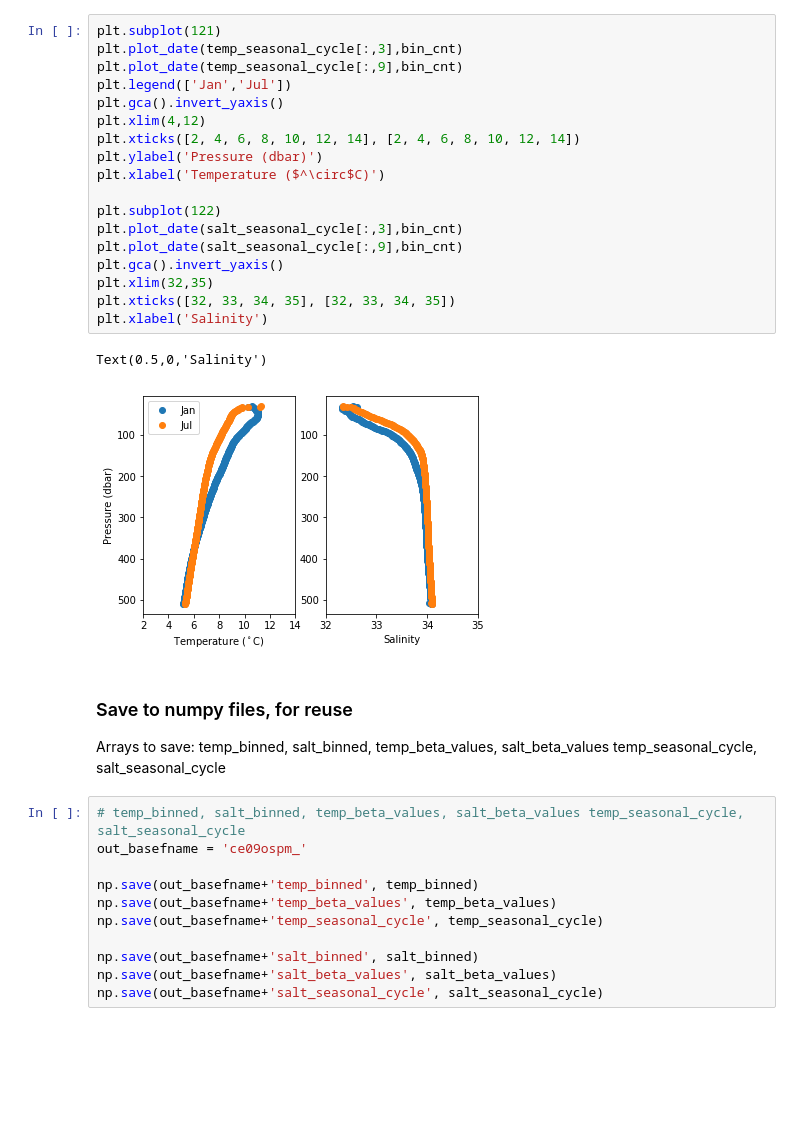
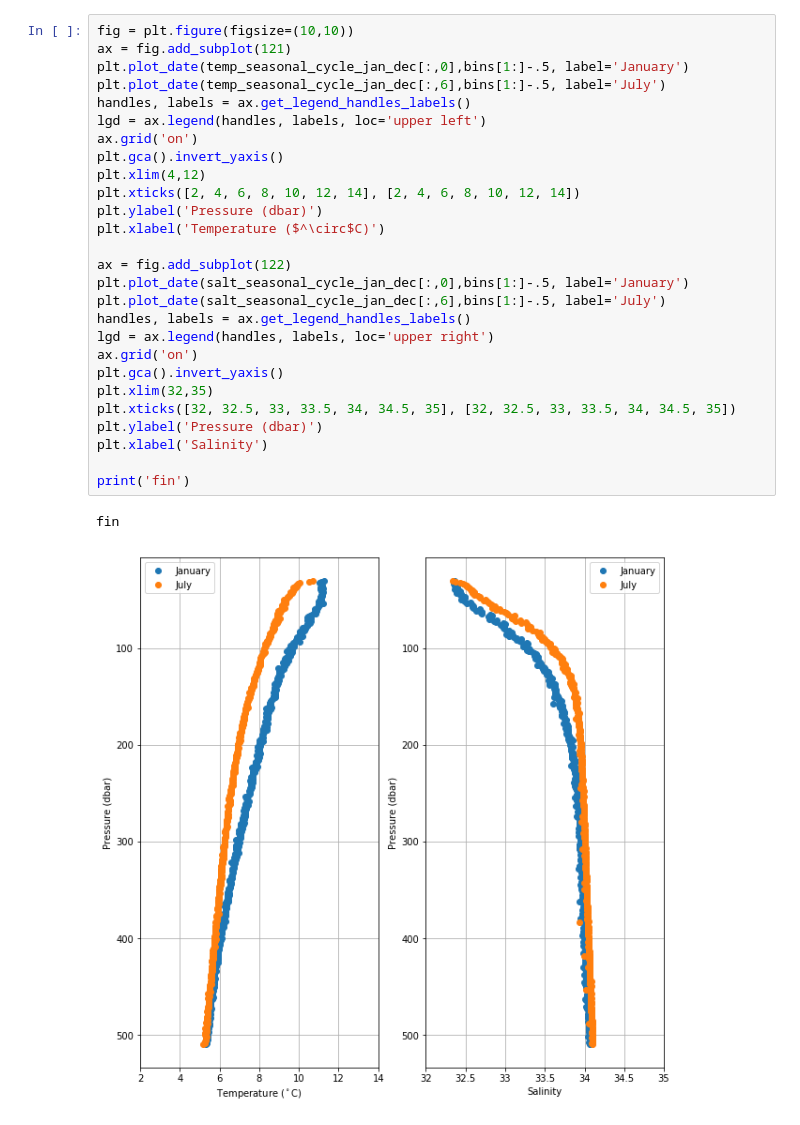
Before and after one commit to oceanhackweek/ohw18_profiles, a Jupyter notebook: ce09ospm_climatology.ipynb, the cells around one changed output. Saved outputs shown, nothing was run; the diff lists cells and outputs as text; blank space fills up the shorter version.

```diff
--- a/ce09ospm_climatology.ipynb
+++ b/ce09ospm_climatology.ipynb
@@ -244,35 +331,30 @@ plt.gca().invert_yaxis()
 # %%
-plt.subplot(121)
-plt.plot_date(temp_seasonal_cycle[:,3],bin_cnt)
-plt.plot_date(temp_seasonal_cycle[:,9],bin_cnt)
-plt.legend(['Jan','Jul'])
+fig = plt.figure(figsize=(10,10))
+ax = fig.add_subplot(121)
+plt.plot_date(temp_seasonal_cycle_jan_dec[:,0],bins[1:]-.5, label='January')
+plt.plot_date(temp_seasonal_cycle_jan_dec[:,6],bins[1:]-.5, label='July')
+handles, labels = ax.get_legend_handles_labels()
+lgd = ax.legend(handles, labels, loc='upper left')
+ax.grid('on')
 plt.gca().invert_yaxis()
 plt.xlim(4,12)
 plt.xticks([2, 4, 6, 8, 10, 12, 14], [2, 4, 6, 8, 10, 12, 14])
 plt.ylabel('Pressure (dbar)')
 plt.xlabel('Temperature ($^\circ$C)')
 
-plt.subplot(122)
-plt.plot_date(salt_seasonal_cycle[:,3],bin_cnt)
-plt.plot_date(salt_seasonal_cycle[:,9],bin_cnt)
+ax = fig.add_subplot(122)
+plt.plot_date(salt_seasonal_cycle_jan_dec[:,0],bins[1:]-.5, label='January')
+plt.plot_date(salt_seasonal_cycle_jan_dec[:,6],bins[1:]-.5, label='July')
+handles, labels = ax.get_legend_handles_labels()
+lgd = ax.legend(handles, labels, loc='upper right')
+ax.grid('on')
 plt.gca().invert_yaxis()
 plt.xlim(32,35)
-plt.xticks([32, 33, 34, 35], [32, 33, 34, 35])
+plt.xticks([32, 32.5, 33, 33.5, 34, 34.5, 35], [32, 32.5, 33, 33.5, 34, 34.5, 35])
+plt.ylabel('Pressure (dbar)')
 plt.xlabel('Salinity')
+
+print('fin')
 # %% [output]
-Text(0.5,0,'Salinity')
+fin
-[figure, old version]
+[figure, new version]
-# %% [markdown]
-### Save to numpy files, for reuse
-Arrays to save: temp_binned, salt_binned, temp_beta_values, salt_beta_values temp_seasonal_cycle, salt_seasonal_cycle
-# %%
-# temp_binned, salt_binned, temp_beta_values, salt_beta_values temp_seasonal_cycle, salt_seasonal_cycle
-out_basefname = 'ce09ospm_'
-
-np.save(out_basefname+'temp_binned', temp_binned)
-np.save(out_basefname+'temp_beta_values', temp_beta_values)
-np.save(out_basefname+'temp_seasonal_cycle', temp_seasonal_cycle)
-
-np.save(out_basefname+'salt_binned', salt_binned)
-np.save(out_basefname+'salt_beta_values', salt_beta_values)
-np.save(out_basefname+'salt_seasonal_cycle', salt_seasonal_cycle)
```
Also changed, not shown: parts of 16 cells of this notebook.
